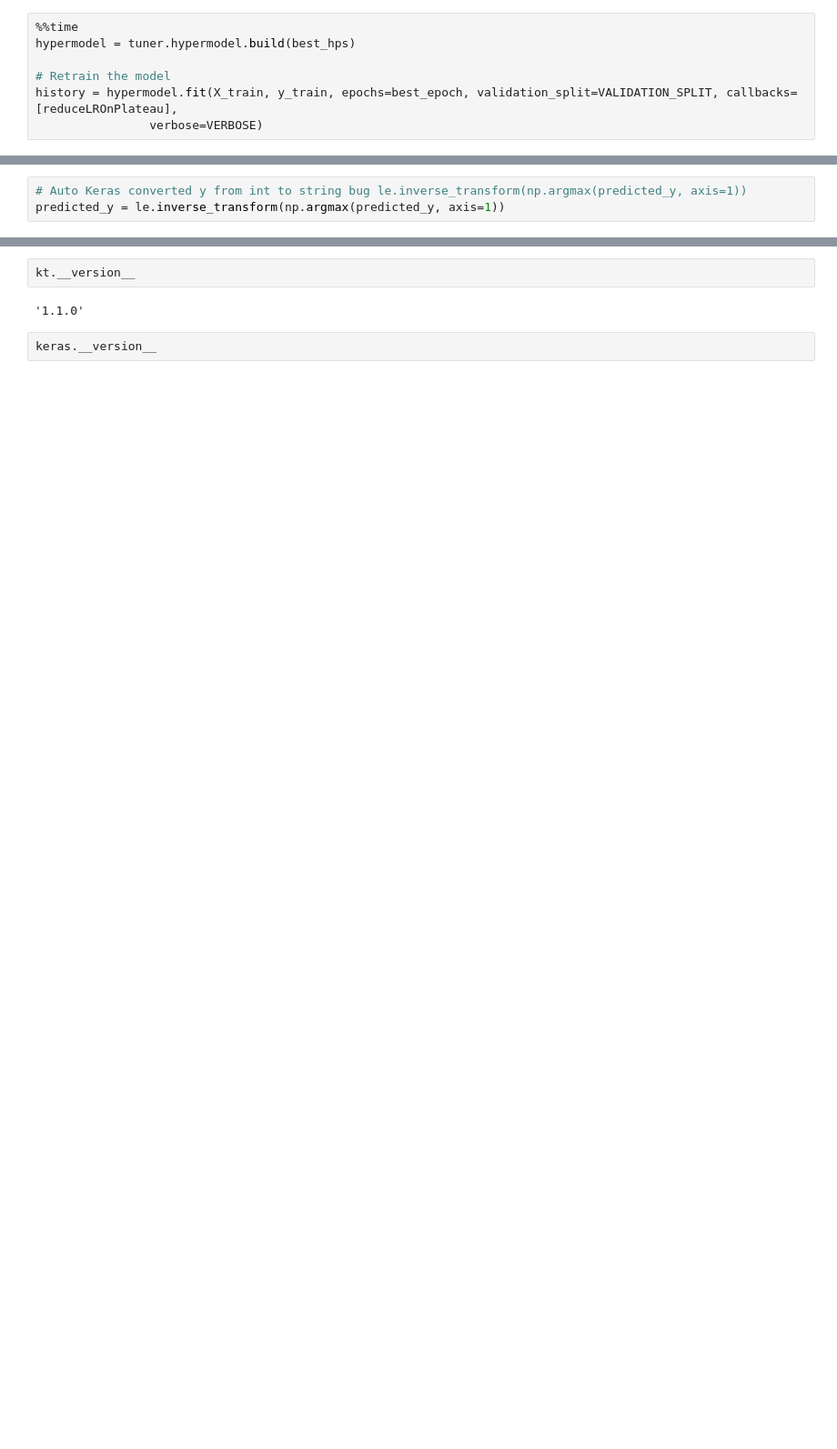
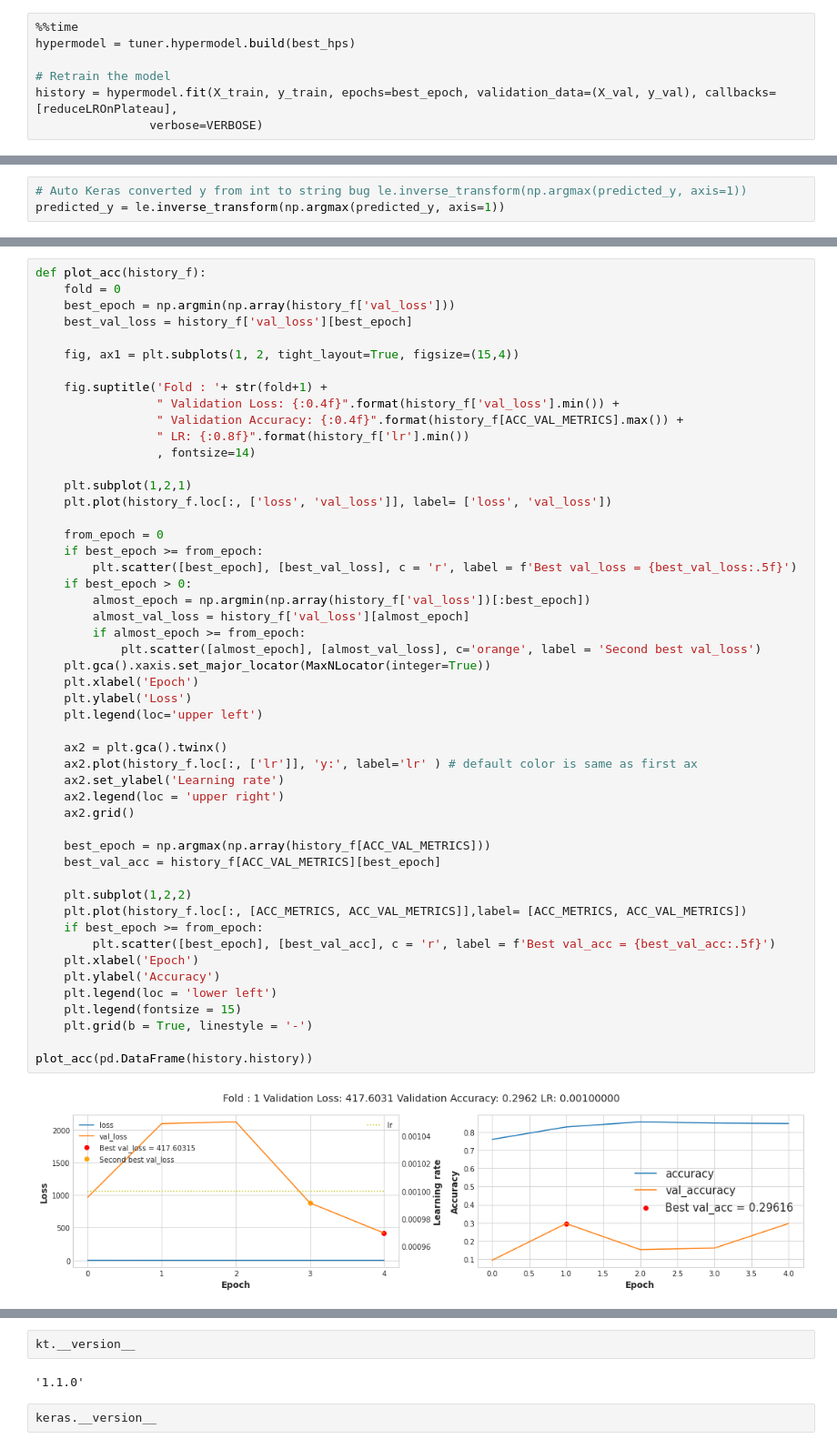
Before and after one commit to furyhawk/kaggle_practice, a Jupyter notebook: Classification/simpleautokerastuner.ipynb, the cells around one changed output, grey strips where cells are left out. Shown at 91% size. Saved outputs shown, nothing was run; the diff lists cells and outputs as text; blank space fills up the shorter version.

```diff
--- a/Classification/simpleautokerastuner.ipynb
+++ b/Classification/simpleautokerastuner.ipynb
@@ -411,6 +449,6 @@ Best epoch: 18
 hypermodel = tuner.hypermodel.build(best_hps)
 
 # Retrain the model
-history = hypermodel.fit(X_train, y_train, epochs=best_epoch, validation_split=VALIDATION_SPLIT, callbacks=[reduceLROnPlateau],
+history = hypermodel.fit(X_train, y_train, epochs=best_epoch, validation_data=(X_val, y_val), callbacks=[reduceLROnPlateau],
                 verbose=VERBOSE)
 # %% [output]
@@ -533,3 +550,55 @@ plt.show()
+# %%
+def plot_acc(history_f):
+    fold = 0
+    best_epoch = np.argmin(np.array(history_f['val_loss']))
+    best_val_loss = history_f['val_loss'][best_epoch]
+
+    fig, ax1 = plt.subplots(1, 2, tight_layout=True, figsize=(15,4))
+
+    fig.suptitle('Fold : '+ str(fold+1) +
+                 " Validation Loss: {:0.4f}".format(history_f['val_loss'].min()) +
+                 " Validation Accuracy: {:0.4f}".format(history_f[ACC_VAL_METRICS].max()) +
+                 " LR: {:0.8f}".format(history_f['lr'].min())
+                 , fontsize=14)
+
+    plt.subplot(1,2,1)
+    plt.plot(history_f.loc[:, ['loss', 'val_loss']], label= ['loss', 'val_loss'])
+
+    from_epoch = 0
+    if best_epoch >= from_epoch:
+        plt.scatter([best_epoch], [best_val_loss], c = 'r', label = f'Best val_loss = {best_val_loss:.5f}')
+    if best_epoch > 0:
+        almost_epoch = np.argmin(np.array(history_f['val_loss'])[:best_epoch])
+        almost_val_loss = history_f['val_loss'][almost_epoch]
+        if almost_epoch >= from_epoch:
+            plt.scatter([almost_epoch], [almost_val_loss], c='orange', label = 'Second best val_loss')
+    plt.gca().xaxis.set_major_locator(MaxNLocator(integer=True))
+    plt.xlabel('Epoch')
+    plt.ylabel('Loss')
+    plt.legend(loc='upper left')
+
+    ax2 = plt.gca().twinx()
+    ax2.plot(history_f.loc[:, ['lr']], 'y:', label='lr' ) # default color is same as first ax
+    ax2.set_ylabel('Learning rate')
+    ax2.legend(loc = 'upper right')
+    ax2.grid()
+
+    best_epoch = np.argmax(np.array(history_f[ACC_VAL_METRICS]))
+    best_val_acc = history_f[ACC_VAL_METRICS][best_epoch]
+
+    plt.subplot(1,2,2)
+    plt.plot(history_f.loc[:, [ACC_METRICS, ACC_VAL_METRICS]],label= [ACC_METRICS, ACC_VAL_METRICS])
+    if best_epoch >= from_epoch:
+        plt.scatter([best_epoch], [best_val_acc], c = 'r', label = f'Best val_acc = {best_val_acc:.5f}')
+    plt.xlabel('Epoch')
+    plt.ylabel('Accuracy')
+    plt.legend(loc = 'lower left')
+    plt.legend(fontsize = 15)
+    plt.grid(b = True, linestyle = '-')
+
+plot_acc(pd.DataFrame(history.history))
+# %% [output]
+[figure, added]
 # %%
 np.unique(output[TARGET_FEATURE_NAME], return_counts=True)
 # %% [output]
```
Also changed, not shown: parts of 30 cells of this notebook, 4 other files.
